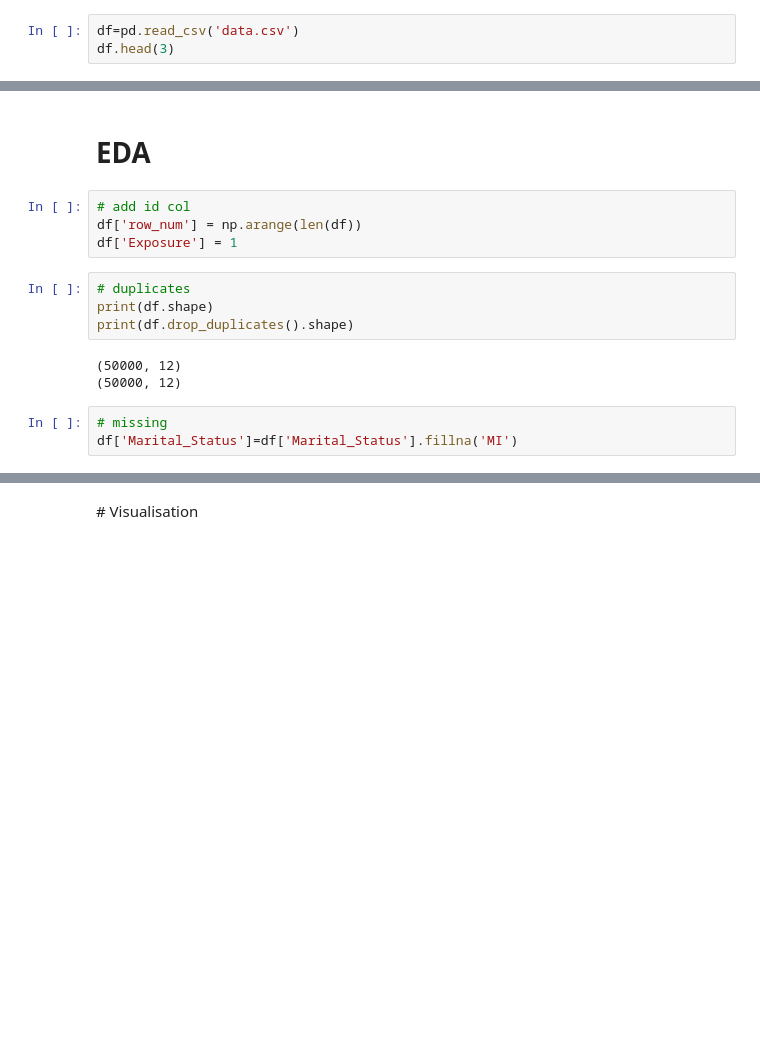
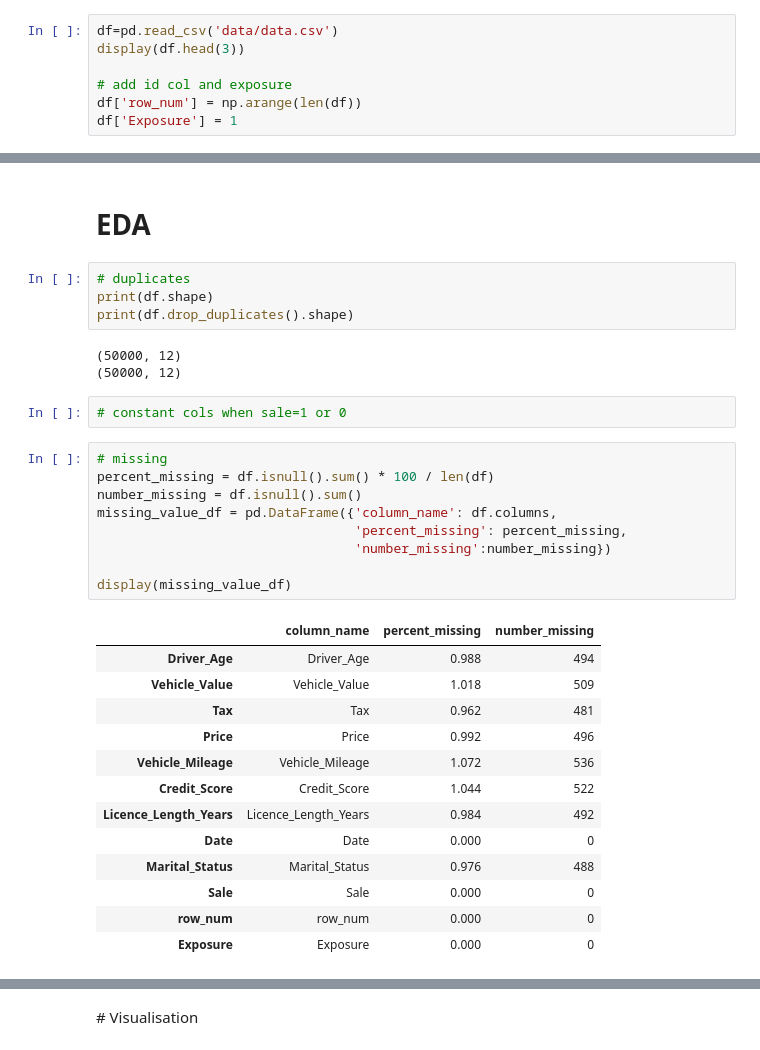
Before and after one commit to benturner993/quote_prediction_engine, a Jupyter notebook: quote_modelling.ipynb, the cells around one changed output, grey strips where cells are left out. Saved outputs shown, nothing was run; the diff lists cells and outputs as text; blank space fills up the shorter version.

```diff
--- a/quote_modelling.ipynb
+++ b/quote_modelling.ipynb
@@ -14,3 +37,7 @@ plt.rcParams["figure.figsize"] = (10,10)
 # %%
-df=pd.read_csv('data.csv')
-df.head(3)
+df=pd.read_csv('data/data.csv')
+display(df.head(3))
+
+# add id col and exposure
+df['row_num'] = np.arange(len(df))
+df['Exposure'] = 1
@@ -35,10 +68,6 @@ Training Null Accuracy Score: 0.299975
 Test Null Accuracy Score: 0.3102
 # %% [markdown]
 # EDA
-# %%
-# add id col
-df['row_num'] = np.arange(len(df))
-df['Exposure'] = 1
 # %%
 # duplicates
 print(df.shape)
@@ -46,6 +75,28 @@ print(df.drop_duplicates().shape)
 # %% [output]
 (50000, 12)
 (50000, 12)
-# %%
-# missing
-df['Marital_Status']=df['Marital_Status'].fillna('MI')
+# %%
+# constant cols when sale=1 or 0
+# %%
+# missing
+percent_missing = df.isnull().sum() * 100 / len(df)
+number_missing = df.isnull().sum()
+missing_value_df = pd.DataFrame({'column_name': df.columns,
+                                 'percent_missing': percent_missing,
+                                 'number_missing':number_missing})
+
+display(missing_value_df)
+# %% [output]
+|  | column_name | percent_missing | number_missing |
+| Driver_Age | Driver_Age | 0.988 | 494 |
+| Vehicle_Value | Vehicle_Value | 1.018 | 509 |
+| Tax | Tax | 0.962 | 481 |
+| Price | Price | 0.992 | 496 |
+| Vehicle_Mileage | Vehicle_Mileage | 1.072 | 536 |
+| Credit_Score | Credit_Score | 1.044 | 522 |
+| Licence_Length_Years | Licence_Length_Years | 0.984 | 492 |
+| Date | Date | 0.000 | 0 |
+| Marital_Status | Marital_Status | 0.976 | 488 |
+| Sale | Sale | 0.000 | 0 |
+| row_num | row_num | 0.000 | 0 |
+| Exposure | Exposure | 0.000 | 0 |
```
Also changed, not shown: parts of 35 cells of this notebook.
